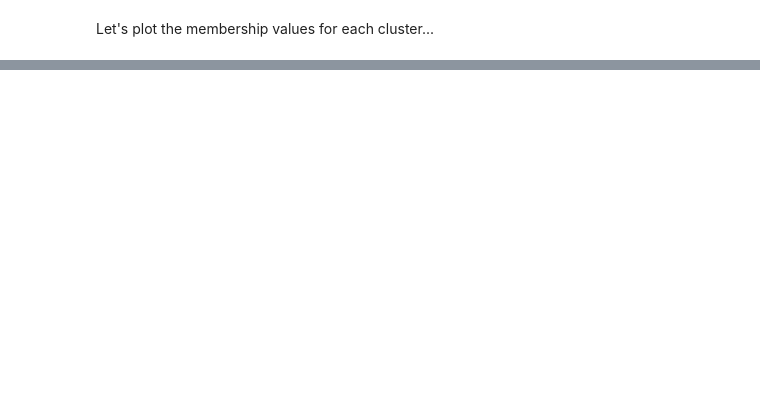
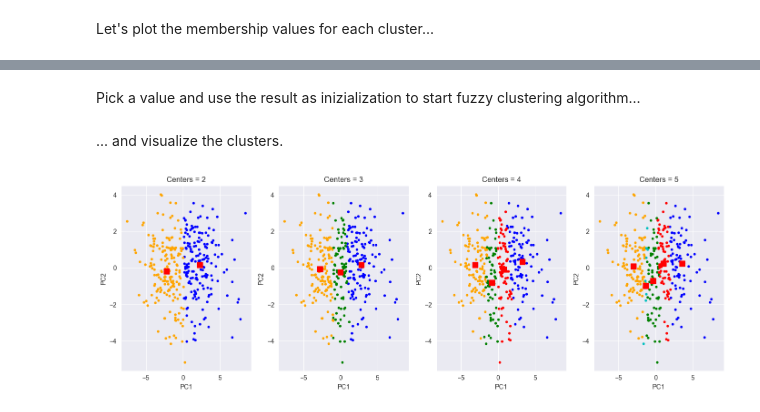
Before and after one commit to peetceenatoo/ncaa-mining, a Jupyter notebook: Scripts/Python/scikit_fuzzy_clustering.ipynb, the cells around one changed output, grey strips where cells are left out. Drawn from its saved outputs; the diff is of its cells as text; code cells hidden in the pictures; blank space fills up the shorter version.

```diff
--- a/Scripts/Python/scikit_fuzzy_clustering.ipynb
+++ b/Scripts/Python/scikit_fuzzy_clustering.ipynb
@@ -311,0 +520,2 @@ Text(0.5, 1.0, 'Good team')
+# %% [markdown]
+Pick a value and use the result as inizialization to start fuzzy clustering algorithm...
@@ -311,0 +549,31 @@ Text(0.5, 1.0, 'Good team')
+# %% [markdown]
+... and visualize the clusters.
+# %%
+# Plot data
+fig, axes = plt.subplots(1, len(thresholds), figsize=(14, 5))
+
+# Take min ncenters
+min_ncenters = np.asarray([len(init_partition[t][0]) for t in thresholds]).min()
+
+for ncenters, ax in enumerate(axes.reshape(-1), min_ncenters):
+
+    # Plot data
+    for j in range(ncenters):
+        # Plot over PC1 and PC2 data such that their cluster_center == j
+        ax.plot(df_pc['PC1'][info[ncenters][1] == j], df_pc['PC2'][info[ncenters][1] == j], '.', color=colors[j])
+
+    # Compute the centers in the new space
+    m = np.dot(best[ncenters][0], eigenvectors)
+    # Mark the center of each fuzzy cluster
+    for pt in m:
+        ax.plot(pt[0], pt[1], 'rs', markersize=8)
+
+    # Add title to the plot
+    ax.set_title('Centers = {0}'.format(ncenters))
+    # Add labels to the plot
+    ax.set_xlabel('PC1')
+    ax.set_ylabel('PC2')
+
+fig.tight_layout()
+# %% [output]
+[figure, added]
```
Also changed, not shown: parts of 30 cells of this notebook.
